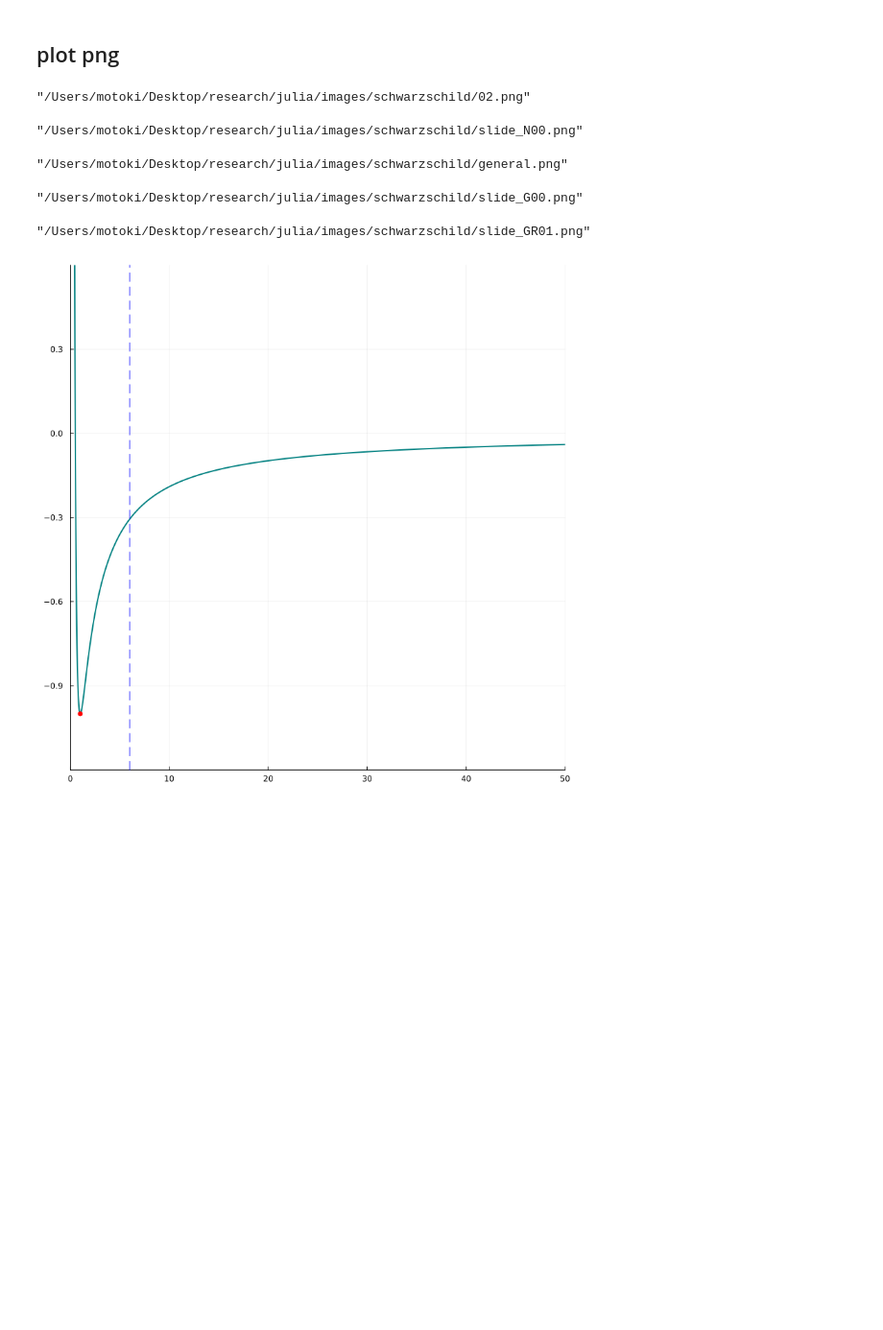
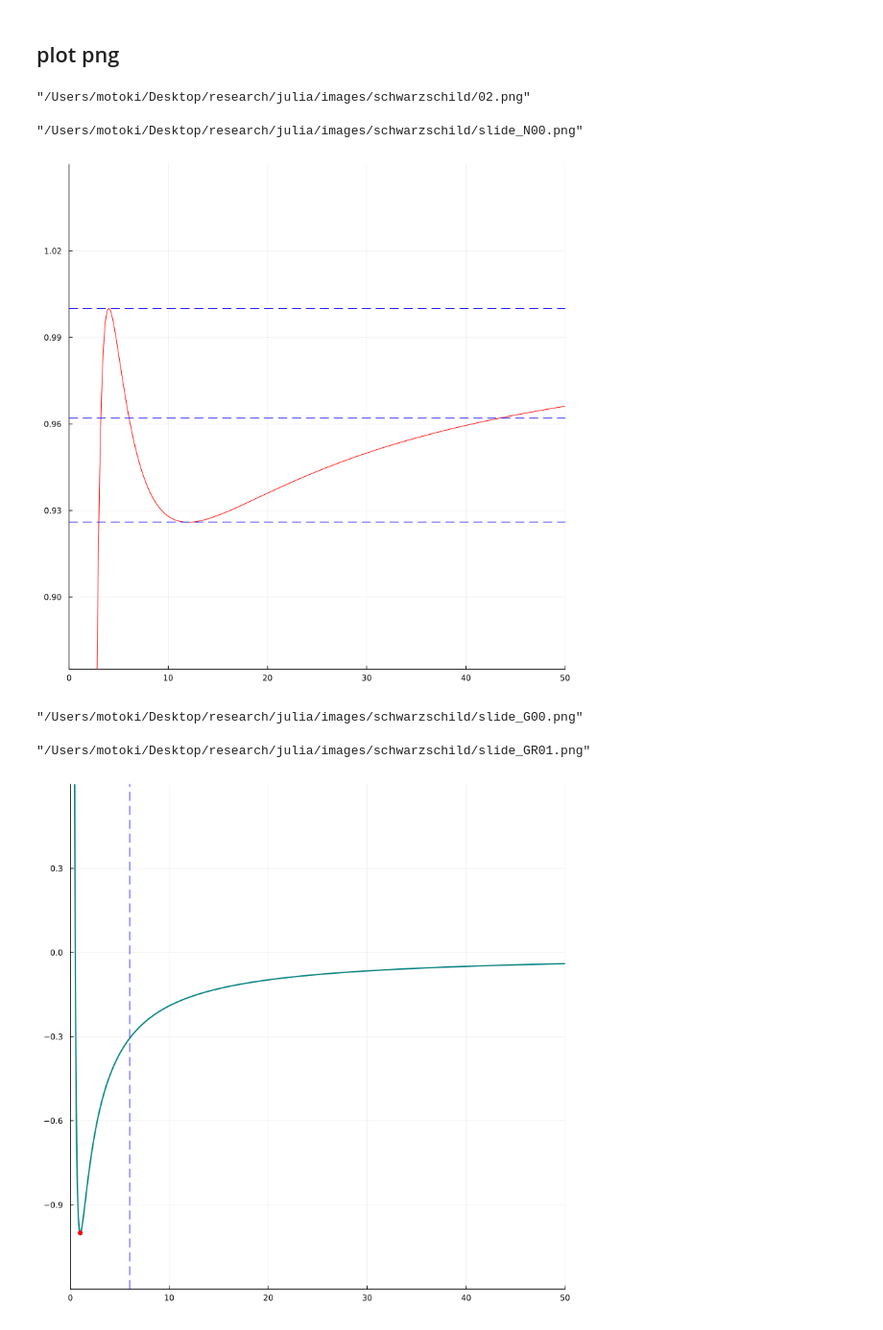
Before and after one commit to mo-to-ki/research, a Jupyter notebook: julia/codes/schwarzschild/summer_slide_energy.ipynb, the cells around one changed output. Shown at 96% size. Saved outputs shown, nothing was run; the diff lists cells and outputs as text; code cells hidden in the pictures; blank space fills up the shorter version.

```diff
--- a/julia/codes/schwarzschild/summer_slide_energy.ipynb
+++ b/julia/codes/schwarzschild/summer_slide_energy.ipynb
@@ -119,26 +119,26 @@ savefig("../../images/schwarzschild/slide_G00.png")
 # %%
 # settings
 M = 1
 L = 4.
 
 plt = plot(
     size=(800, 800),
     xlims=(0, 50), ylims=(0.875, 1.05),
 )
 
 x = 0.1:0.01:50
 y = [ -2L^2/M^2 * 1/x^3 + L^2/M^2 * 1/x^2 - 2/x + 1 for x in x]
 plot!(plt, x, y, line=:solid, color="#ff0000", label=nothing)
 
 
 plot!(plt, [0, 100], [1, 1], line=:dash, color="#0000ff", label=nothing)
 plot!(plt, [0, 100], [0.962, 0.962], line=:dash, color="#0000ff", label=nothing)
 plot!(plt, [0, 100], [0.926, 0.926], line=:dash, color="#0000ff", label=nothing)
 
 plot(plt)
-savefig("../../images/schwarzschild/general.png")
+# savefig("../../images/schwarzschild/general.png")
 # %% [output]
-"/Users/motoki/Desktop/research/julia/images/schwarzschild/general.png"
+[figure, added]
 # %%
 # settings
 M = 1
```
Also changed, not shown: parts of 2 cells of this notebook, 16 other files.
